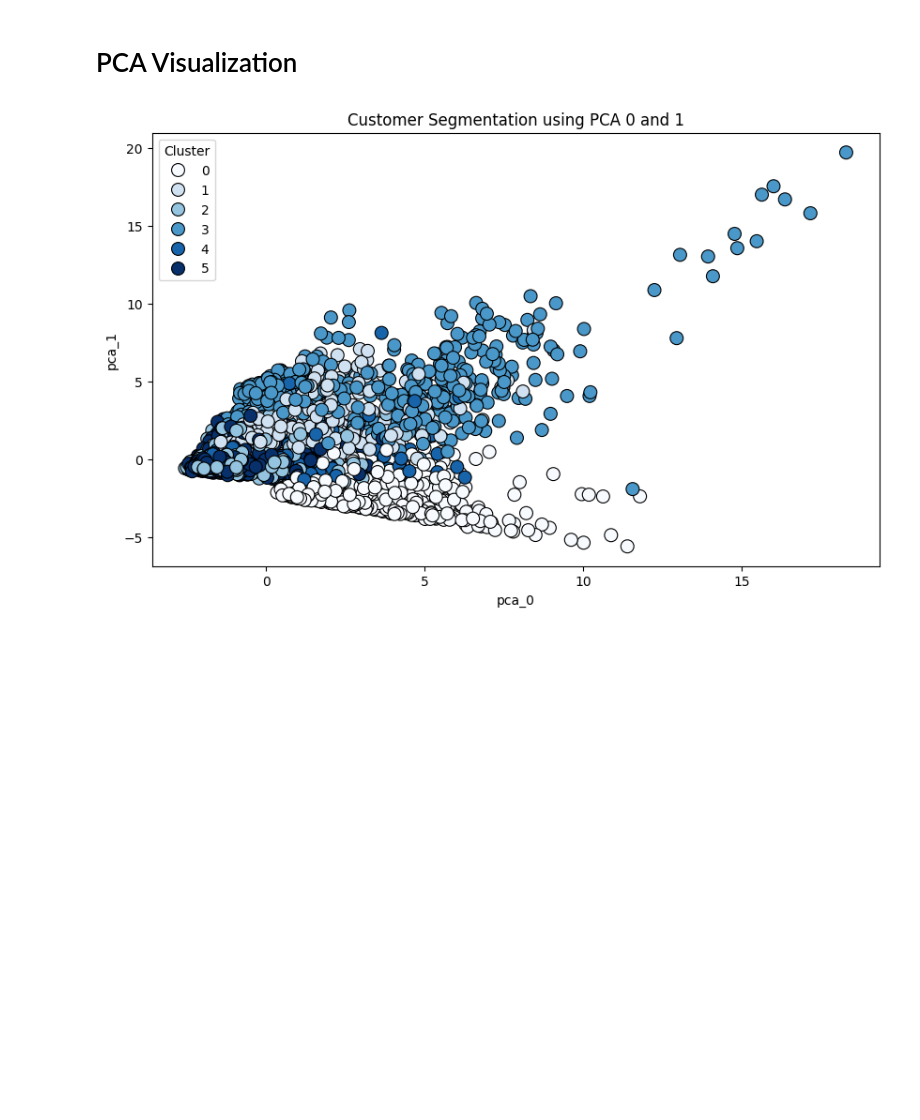
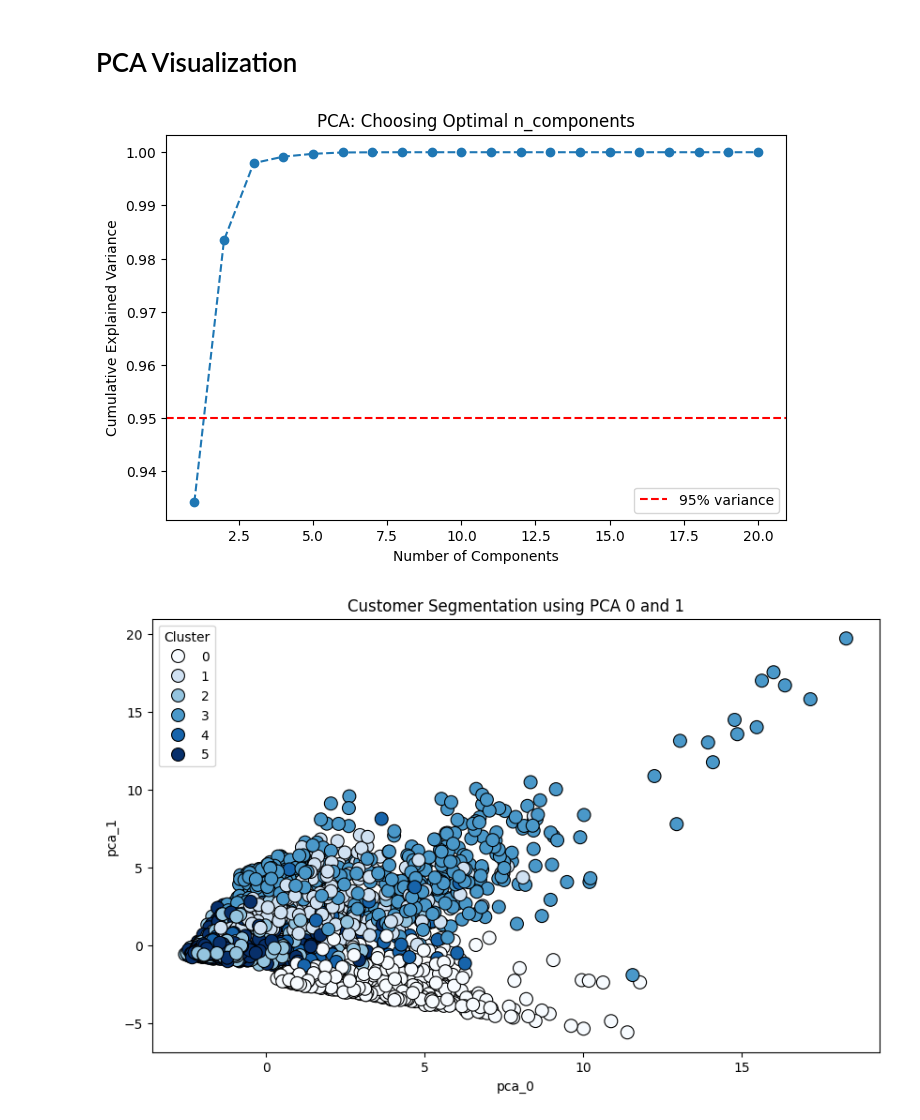
Before and after one commit to sultanmr/travel-tide, a Jupyter notebook: TravelTide.ipynb, the cells around one changed output. Cells and saved outputs as stored; diff of their text form; code cells hidden in the pictures; blank space fills up the shorter version.

```diff
--- a/TravelTide.ipynb
+++ b/TravelTide.ipynb
@@ -247,6 +247,24 @@ cluster
 Name: count, dtype: int64
 # %% [markdown]
 # PCA Visualization
+# %%
+# Apply PCA without reducing dimensions (to analyze variance)
+pca = PCA().fit(data_numeric[features])
+
+# Cumulative explained variance
+cumulative_variance = np.cumsum(pca.explained_variance_ratio_)
+
+# Plot explained variance
+plt.figure(figsize=(8, 5))
+plt.plot(range(1, len(cumulative_variance) + 1), cumulative_variance, marker='o', linestyle='--')
+plt.axhline(y=0.95, color='r', linestyle='--', label="95% variance")
+plt.xlabel("Number of Components")
+plt.ylabel("Cumulative Explained Variance")
+plt.title("PCA: Choosing Optimal n_components")
+plt.legend()
+plt.show()
+# %% [output]
+[figure, added]
 # %%
 pca = PCA(n_components=4)
 X_pca = pca.fit_transform(X_scaled)
```
